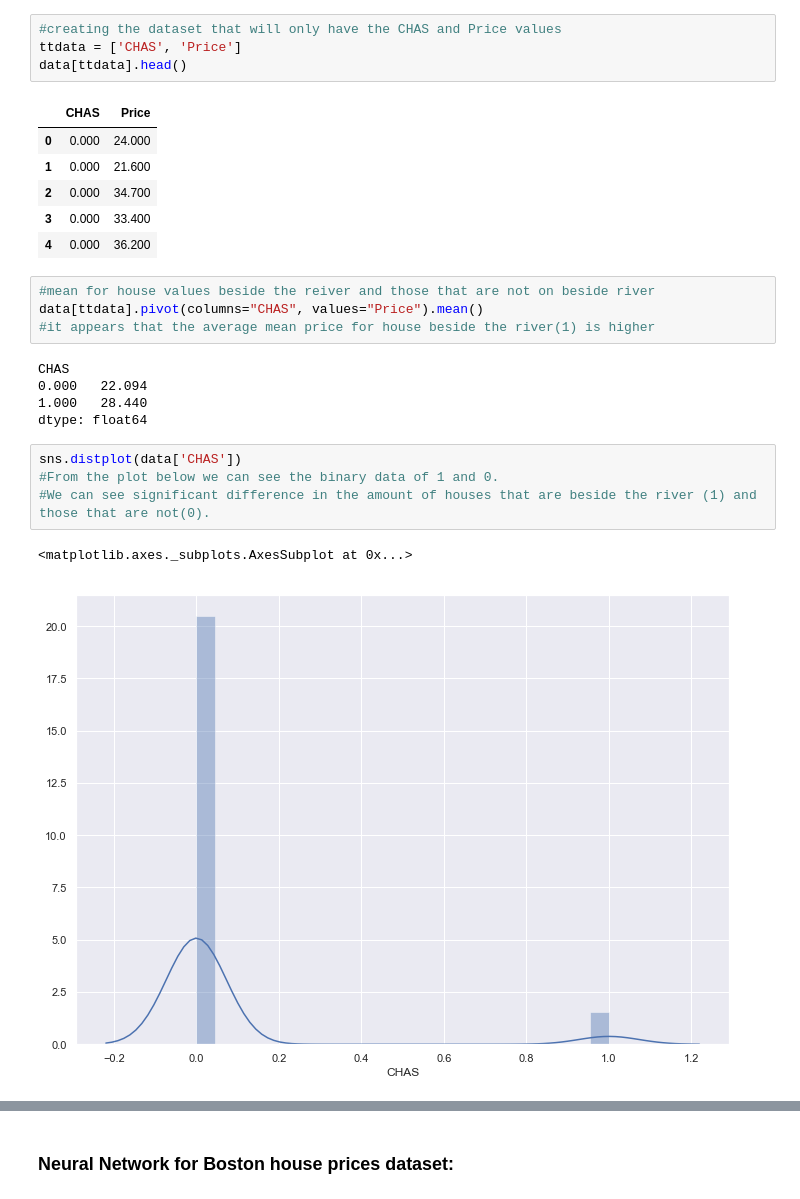
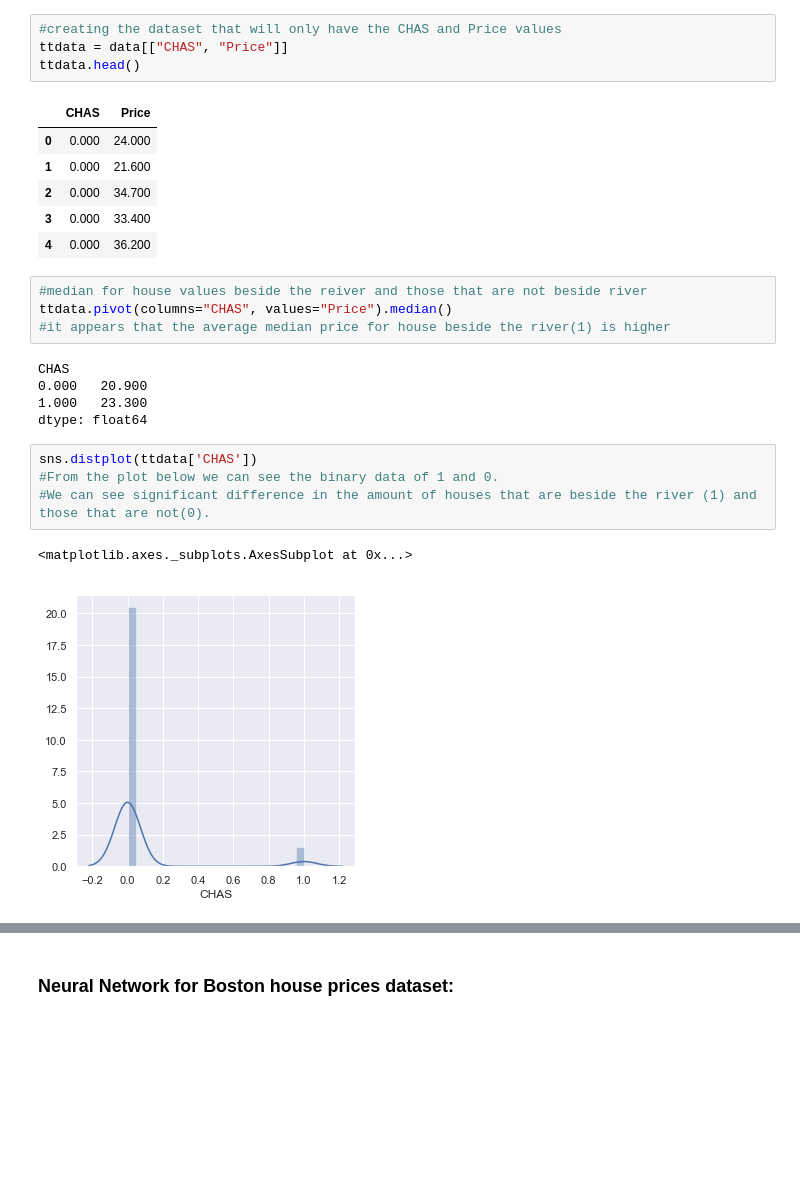
Before and after one commit to MartynaMisk/MachineLearnStat_Assessment, a Jupyter notebook: Project-HousePricing.ipynb, the cells around one changed output, grey strips where cells are left out. Cells and saved outputs as stored; diff of their text form; blank space fills up the shorter version.

```diff
--- a/Project-HousePricing.ipynb
+++ b/Project-HousePricing.ipynb
@@ -318,7 +311,7 @@ creating two data frames that are a subset of the original data where one will r
 # %%
 #creating the dataset that will only have the CHAS and Price values
-ttdata = ['CHAS', 'Price']
-data[ttdata].head()
+ttdata = data[["CHAS", "Price"]]
+ttdata.head()
 # %% [output]
 |  | CHAS | Price |
 | 0 | 0.000 | 24.000 |
@@ -327,18 +320,18 @@ data[ttdata].head()
 | 3 | 0.000 | 33.400 |
 | 4 | 0.000 | 36.200 |
 # %%
-#mean for house values beside the reiver and those that are not on beside river
-data[ttdata].pivot(columns="CHAS", values="Price").mean()
-#it appears that the average mean price for house beside the river(1) is higher
+#median for house values beside the reiver and those that are not beside river
+ttdata.pivot(columns="CHAS", values="Price").median()
+#it appears that the average median price for house beside the river(1) is higher
 # %% [output]
 CHAS
-0.000   22.094
-1.000   28.440
+0.000   20.900
+1.000   23.300
 dtype: float64
 # %%
-sns.distplot(data['CHAS'])
+sns.distplot(ttdata['CHAS'])
 #From the plot below we can see the binary data of 1 and 0.
 #We can see significant difference in the amount of houses that are beside the river (1) and those that are not(0).
 # %% [output]
 <matplotlib.axes._subplots.AxesSubplot at 0x...>
-[figure, old version]
+[figure, new version]
```
Also changed, not shown: parts of 24 cells of this notebook.
